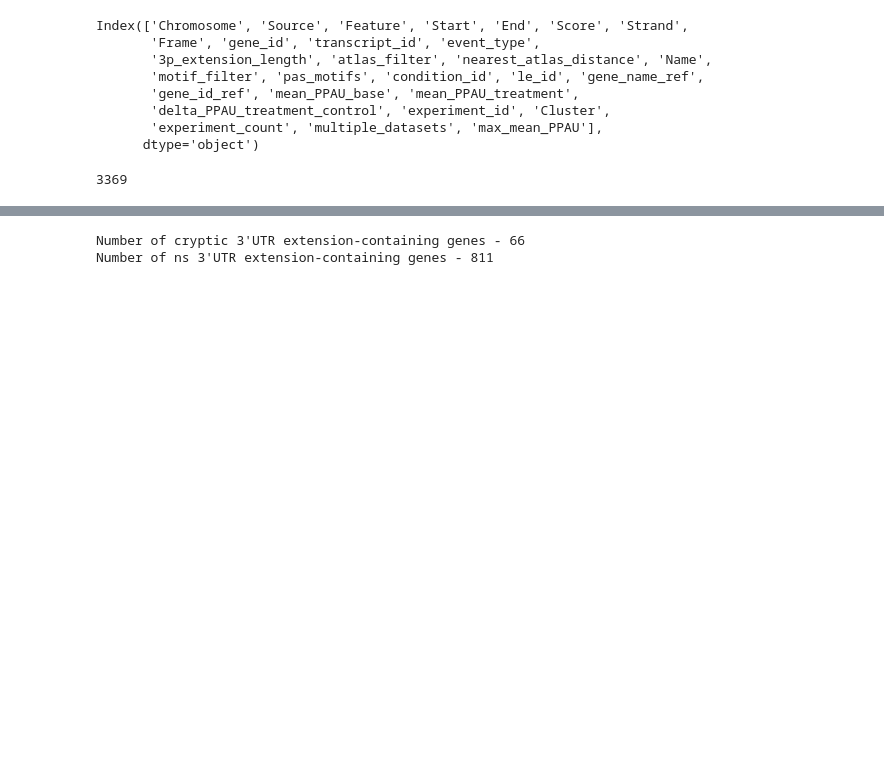
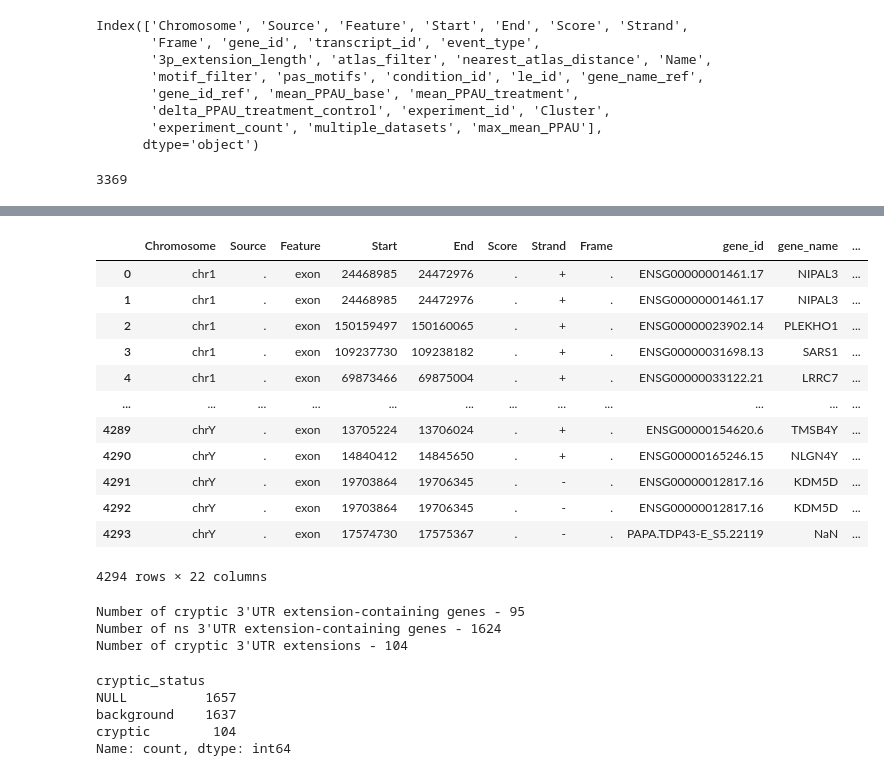
Before and after one commit to frattalab/tdp43-apa, a Jupyter notebook: motifs/notebooks/define_iclip_regions_d3utr.ipynb, the cells around one changed output, grey strips where cells are left out. Saved outputs shown, nothing was run; the diff lists cells and outputs as text; code cells hidden in the pictures; blank space fills up the shorter version.

Commit message:
update to ale approach - avoid bug that drops cryptics

```diff
--- a/motifs/notebooks/define_iclip_regions_d3utr.ipynb
+++ b/motifs/notebooks/define_iclip_regions_d3utr.ipynb
@@ -355,23 +176,0 @@ quant_uniq_le_d3utr_prox
-# %%
-# Since proximal_le_id collapses any annotated last exon into a single isoform, will need to select a representative proximal polyA site
-# will arbitrarily select the most distal annotated site (in case of multiple)
-
-def select_rep_prox_site(df: pd.DataFrame):
-    '''_summary_
-
-    Parameters
-    ----------
-    df : _type_
-        _description_
-    '''
-
-    if (df.Strand == "+").all():
-        # select the row with most distal 3'end (largest End coordinate)
-        return df[df["End"] == df["End"].max()]
-
-    elif (df.Strand == "-").all():
-        # select the row with most distal 3'end (smallest Start coordinate)
-        return df[df["Start"] == df["Start"].min()]
-
-    else:
-        raise ValueError("Strand column values must be all '+' or '-'")
@@ -395,16 +177,29 @@ sel_le_d3utr_prox
+# %%
+# select representative proximal site for partner annotated ALEs (most distal of annotated PAS)
+sel_le_d3utr_prox = select_rep_prox_site(quant_uniq_le_d3utr_prox, id_col="le_id")
+sel_le_d3utr_prox
+# %% [output]
+|  | Chromosome | Source | Feature | Start | End | Score | Strand | Frame | gene_id | gene_name | ... |
+| 0 | chr1 | . | exon | 24468985 | 24472976 | . | + | . | ENSG00000001461.17 | NIPAL3 | ... |
+| 1 | chr1 | . | exon | 24468985 | 24472976 | . | + | . | ENSG00000001461.17 | NIPAL3 | ... |
+| 2 | chr1 | . | exon | 150159497 | 150160065 | . | + | . | ENSG00000023902.14 | PLEKHO1 | ... |
+| 3 | chr1 | . | exon | 109237730 | 109238182 | . | + | . | ENSG00000031698.13 | SARS1 | ... |
+| 4 | chr1 | . | exon | 69873466 | 69875004 | . | + | . | ENSG00000033122.21 | LRRC7 | ... |
+| ... | ... | ... | ... | ... | ... | ... | ... | ... | ... | ... | ... |
+| 4289 | chrY | . | exon | 13705224 | 13706024 | . | + | . | ENSG00000154620.6 | TMSB4Y | ... |
+| 4290 | chrY | . | exon | 14840412 | 14845650 | . | + | . | ENSG00000165246.15 | NLGN4Y | ... |
+| 4291 | chrY | . | exon | 19703864 | 19706345 | . | - | . | ENSG00000012817.16 | KDM5D | ... |
+| 4292 | chrY | . | exon | 19703864 | 19706345 | . | - | . | ENSG00000012817.16 | KDM5D | ... |
+| 4293 | chrY | . | exon | 17574730 | 17575367 | . | - | . | PAPA.TDP43-E_S5.22119 | NaN | ... |
+4294 rows × 22 columns
 # %%
 # now want to combine the two with minimal info required for making maps
 # 3'end coordinates, gene name, le_id, site type, regulation status
 
 # define site_type columns
 sel_le_d3utr_prox.site_type = "proximal"
-sel_novel_le_d3utr.site_type = "distal"
+novel_le_rep_d3utr.site_type = "distal"
 
-# define cryptic le_ids
-# define cryptic gene_ids
-dexseq_df_cryp = dexseq_df[(dexseq_df["padj"].lt(0.05)) & (dexseq_df["mean_PPAU_base"].le(0.1)) & (dexseq_df["delta_PPAU_treatment_control"].ge(0.1))]
-cryp_le_ids = set(dexseq_df_cryp.le_id)
-cryp_gene_names = set(dexseq_df_cryp.gene_name)
 
 # background - ns in any dataset (to do this, get list of sig in any dataset)
 # get gene IDs with no regulated ALEs in any dataset
@@ -418,7 +213,7 @@ ns_gene_ids = (dexseq_df.assign(reg_status=lambda df: np.where(df["padj"].le(0.0
 
 # if one isoform of pair is called as cryptic, label both as cryptic
 cryp_gene_ids_d3utr = (pd.concat([sel_le_d3utr_prox.as_df()[["le_id", "gene_id"]].drop_duplicates(),
-           sel_novel_le_d3utr.as_df()[["le_id", "gene_id_ref"]].rename(columns={"gene_id_ref": "gene_id"}).drop_duplicates()],
+                                  novel_le_rep_d3utr.as_df()[["le_id", "gene_id_ref"]].rename(columns={"gene_id_ref": "gene_id"}).drop_duplicates()],
            ignore_index=True)
            .assign(cryptic_status=lambda df: np.where(df["le_id"].isin(cryp_le_ids), 1, 0))
            # for each gene_name, if any isoforms (prox/distal are called as cryptic, annotated as cryptic)
@@ -428,7 +223,7 @@ cryp_gene_ids_d3utr = (pd.concat([sel_le_d3utr_prox.as_df()[["le_id", "gene_id"]
 )
 
 ns_gene_ids_d3utr = (pd.concat([sel_le_d3utr_prox.as_df()[["le_id", "gene_id"]].drop_duplicates(),
-           sel_novel_le_d3utr.as_df()[["le_id", "gene_id_ref"]].rename(columns={"gene_id_ref": "gene_id"}).drop_duplicates()],
+           novel_le_rep_d3utr.as_df()[["le_id", "gene_id_ref"]].rename(columns={"gene_id_ref": "gene_id"}).drop_duplicates()],
            ignore_index=True)
            .assign(cryptic_status=lambda df: np.where(df["gene_id"].isin(ns_gene_ids.index), 1, 0))
            # for each gene_name, if any isoforms (prox/distal are called as cryptic, annotated as cryptic)
@@ -440,6 +235,7 @@ ns_gene_ids_d3utr = (pd.concat([sel_le_d3utr_prox.as_df()[["le_id", "gene_id"]].
 
 print(f"Number of cryptic 3'UTR extension-containing genes - {len(cryp_gene_ids_d3utr)}")
 print(f"Number of ns 3'UTR extension-containing genes - {len(ns_gene_ids_d3utr)}")
+print(f"Number of cryptic 3'UTR extensions - {len(cryp_le_ids)}")
 
 
 
@@ -447,5 +243,6 @@ print(f"Number of ns 3'UTR extension-containing genes - {len(ns_gene_ids_d3utr)}
 # sel_le_d3utr_prox
 # sel_novel_le_d3utr
 # %% [output]
-Number of cryptic 3'UTR extension-containing genes - 66
-Number of ns 3'UTR extension-containing genes - 811
+Number of cryptic 3'UTR extension-containing genes - 95
+Number of ns 3'UTR extension-containing genes - 1624
+Number of cryptic 3'UTR extensions - 104
@@ -487,6 +265,14 @@ sel_novel_le_d3utr = sel_novel_le_d3utr.assign("cryptic_status", lambda df: _def
 
 # sel_le_d3utr_prox = sel_le_d3utr_prox.assign("cryptic_status", lambda df: pd.Series(np.where(df.gene_id.isin(cryp_gene_ids_d3utr.index), "cryptic", "background"), index=df.index))
 # sel_novel_le_d3utr = sel_novel_le_d3utr.assign("cryptic_status", lambda df: pd.Series(np.where(df.gene_id_ref.isin(cryp_gene_ids_d3utr.index), "cryptic", "background"), index=df.index))
+# %%
+novel_le_rep_d3utr.cryptic_status.value_counts()
+# %% [output]
+cryptic_status
+NULL          1657
+background    1637
+cryptic        104
+Name: count, dtype: int64
 # %%
 # Construct 'name' string with minimal annotation information
 # le_id|gene_name|site_type|cryptic_status
```
Also changed, not shown: parts of 27 cells of this notebook.
